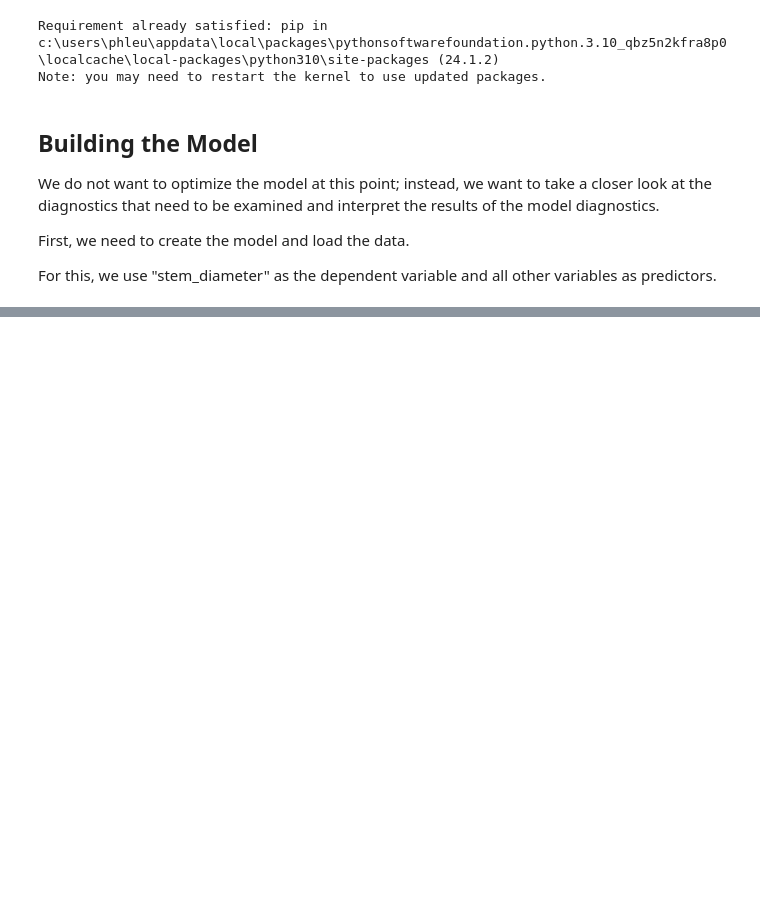
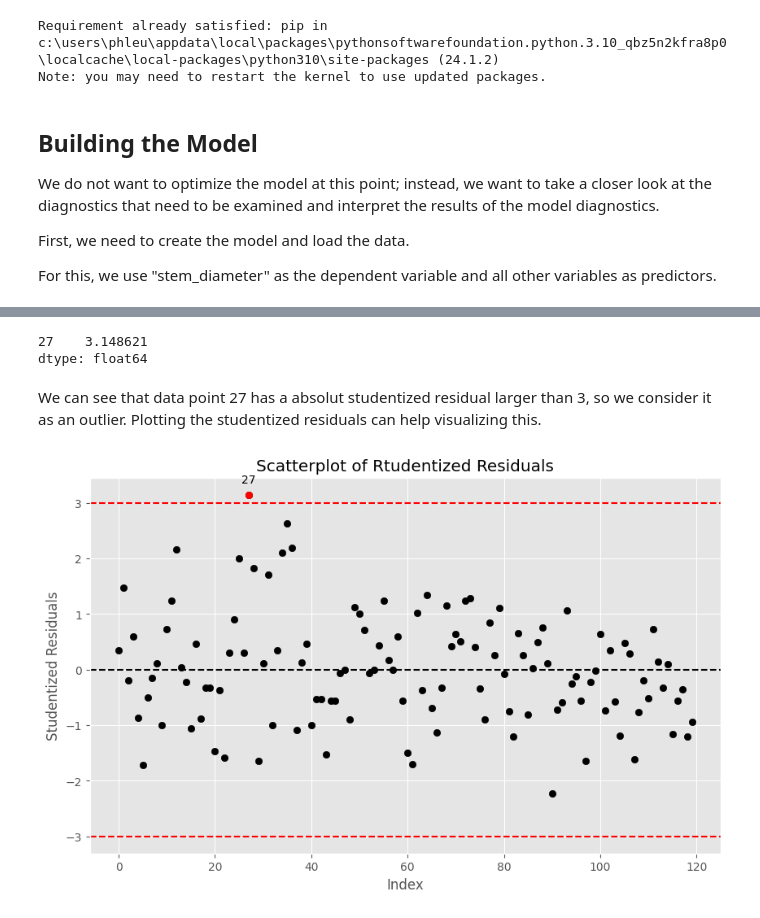
Before and after one commit to Statsomat/OLSAI, a Jupyter notebook: ColabNotebooks/CacaoPL_v2.ipynb, the cells around one changed output, grey strips where cells are left out. Saved outputs shown, nothing was run; the diff lists cells and outputs as text; code cells hidden in the pictures; blank space fills up the shorter version.

Commit message:
Save Progress
Save progress in order to access the data from another device

```diff
--- a/ColabNotebooks/CacaoPL_v2.ipynb
+++ b/ColabNotebooks/CacaoPL_v2.ipynb
@@ -64,0 +71,37 @@ The following aspects are examined:
+# %%
+import numpy as np
+from statsmodels.stats.outliers_influence import OLSInfluence
+
+influence = OLSInfluence(model)
+studentized_residuals = influence.resid_studentized_internal
+cutoff_stud_res = 3
+
+print(studentized_residuals[np.abs(studentized_residuals) > cutoff_stud_res])
+# %% [output]
+27    3.148621
+dtype: float64
+# %% [markdown]
+We can see that data point 27 has a absolut studentized residual larger than 3, so we consider it as an outlier. Plotting the studentized residuals can help visualizing this.
+# %%
+import matplotlib.pyplot as plt
+
+plt.style.use('ggplot')
+plt.figure(figsize=(10, 6))
+plt.scatter(range(len(studentized_residuals)), studentized_residuals, color='black')
+
+outliers = np.abs(studentized_residuals) > cutoff_stud_res
+plt.scatter( np.arange(len(studentized_residuals))[outliers], studentized_residuals[outliers], color='red')
+
+for i in np.where(outliers)[0]:
+    plt.annotate(i, (i, studentized_residuals[i]), textcoords="offset points", xytext=(0,10), ha='center')
+
+plt.axhline(y=0, color='black', linestyle='--')
+plt.axhline(y=cutoff_stud_res, color='r', linestyle='--')
+plt.axhline(y=-cutoff_stud_res, color='r', linestyle='--')
+
+plt.title('Scatterplot of Rtudentized Residuals')
+plt.xlabel('Index')
+plt.ylabel('Studentized Residuals')
+plt.show()
+# %% [output]
+[figure, added]
```
Also changed, not shown: parts of 23 cells of this notebook.
